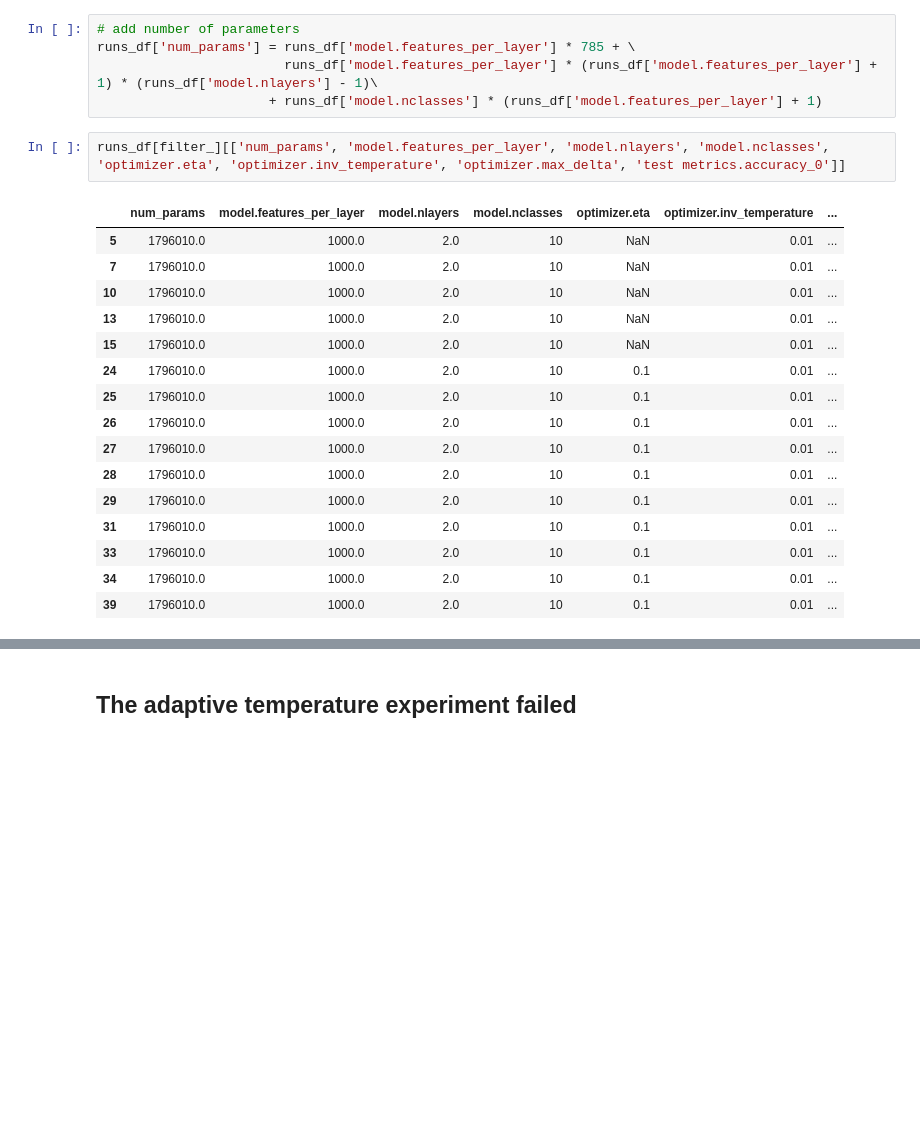
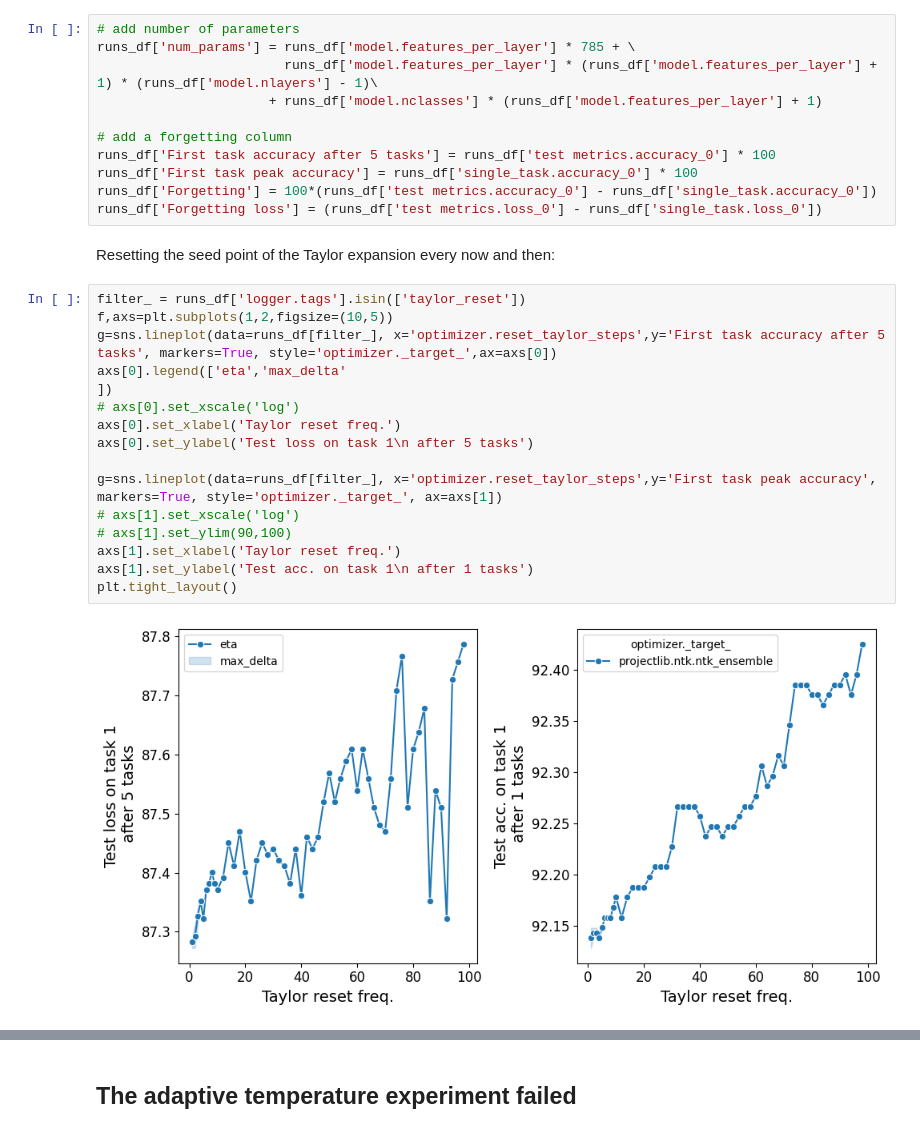
Before and after one commit to ZadorLaboratory/NeuralTangentEnsemble, a Jupyter notebook: figures/wandb_plotting.ipynb, the cells around one changed output, grey strips where cells are left out. Cells and saved outputs as stored; diff of their text form; blank space fills up the shorter version.

```diff
--- a/figures/wandb_plotting.ipynb
+++ b/figures/wandb_plotting.ipynb
@@ -46,22 +73,29 @@ runs_df.head()
 runs_df['num_params'] = runs_df['model.features_per_layer'] * 785 + \
                         runs_df['model.features_per_layer'] * (runs_df['model.features_per_layer'] + 1) * (runs_df['model.nlayers'] - 1)\
                       + runs_df['model.nclasses'] * (runs_df['model.features_per_layer'] + 1)
+
+# add a forgetting column
+runs_df['First task accuracy after 5 tasks'] = runs_df['test metrics.accuracy_0'] * 100
+runs_df['First task peak accuracy'] = runs_df['single_task.accuracy_0'] * 100
+runs_df['Forgetting'] = 100*(runs_df['test metrics.accuracy_0'] - runs_df['single_task.accuracy_0'])
+runs_df['Forgetting loss'] = (runs_df['test metrics.loss_0'] - runs_df['single_task.loss_0'])
-# %%
-runs_df[filter_][['num_params', 'model.features_per_layer', 'model.nlayers', 'model.nclasses', 'optimizer.eta', 'optimizer.inv_temperature', 'optimizer.max_delta', 'test metrics.accuracy_0']]
-# %% [output]
-|  | num_params | model.features_per_layer | model.nlayers | model.nclasses | optimizer.eta | optimizer.inv_temperature | ... |
-| 5 | 1796010.0 | 1000.0 | 2.0 | 10 | NaN | 0.01 | ... |
-| 7 | 1796010.0 | 1000.0 | 2.0 | 10 | NaN | 0.01 | ... |
-| 10 | 1796010.0 | 1000.0 | 2.0 | 10 | NaN | 0.01 | ... |
-| 13 | 1796010.0 | 1000.0 | 2.0 | 10 | NaN | 0.01 | ... |
-| 15 | 1796010.0 | 1000.0 | 2.0 | 10 | NaN | 0.01 | ... |
-| 24 | 1796010.0 | 1000.0 | 2.0 | 10 | 0.1 | 0.01 | ... |
-| 25 | 1796010.0 | 1000.0 | 2.0 | 10 | 0.1 | 0.01 | ... |
-| 26 | 1796010.0 | 1000.0 | 2.0 | 10 | 0.1 | 0.01 | ... |
-| 27 | 1796010.0 | 1000.0 | 2.0 | 10 | 0.1 | 0.01 | ... |
-| 28 | 1796010.0 | 1000.0 | 2.0 | 10 | 0.1 | 0.01 | ... |
-| 29 | 1796010.0 | 1000.0 | 2.0 | 10 | 0.1 | 0.01 | ... |
-| 31 | 1796010.0 | 1000.0 | 2.0 | 10 | 0.1 | 0.01 | ... |
-| 33 | 1796010.0 | 1000.0 | 2.0 | 10 | 0.1 | 0.01 | ... |
-| 34 | 1796010.0 | 1000.0 | 2.0 | 10 | 0.1 | 0.01 | ... |
-| 39 | 1796010.0 | 1000.0 | 2.0 | 10 | 0.1 | 0.01 | ... |
+# %% [markdown]
+Resetting the seed point of the Taylor expansion every now and then:
+# %%
+filter_ = runs_df['logger.tags'].isin(['taylor_reset'])
+f,axs=plt.subplots(1,2,figsize=(10,5))
+g=sns.lineplot(data=runs_df[filter_], x='optimizer.reset_taylor_steps',y='First task accuracy after 5 tasks', markers=True, style='optimizer._target_',ax=axs[0])
+axs[0].legend(['eta','max_delta'
+])
+# axs[0].set_xscale('log')
+axs[0].set_xlabel('Taylor reset freq.')
+axs[0].set_ylabel('Test loss on task 1\n after 5 tasks')
+
+g=sns.lineplot(data=runs_df[filter_], x='optimizer.reset_taylor_steps',y='First task peak accuracy', markers=True, style='optimizer._target_', ax=axs[1])
+# axs[1].set_xscale('log')
+# axs[1].set_ylim(90,100)
+axs[1].set_xlabel('Taylor reset freq.')
+axs[1].set_ylabel('Test acc. on task 1\n after 1 tasks')
+plt.tight_layout()
+# %% [output]
+[figure, added]
```
Also changed, not shown: parts of 16 cells of this notebook.
